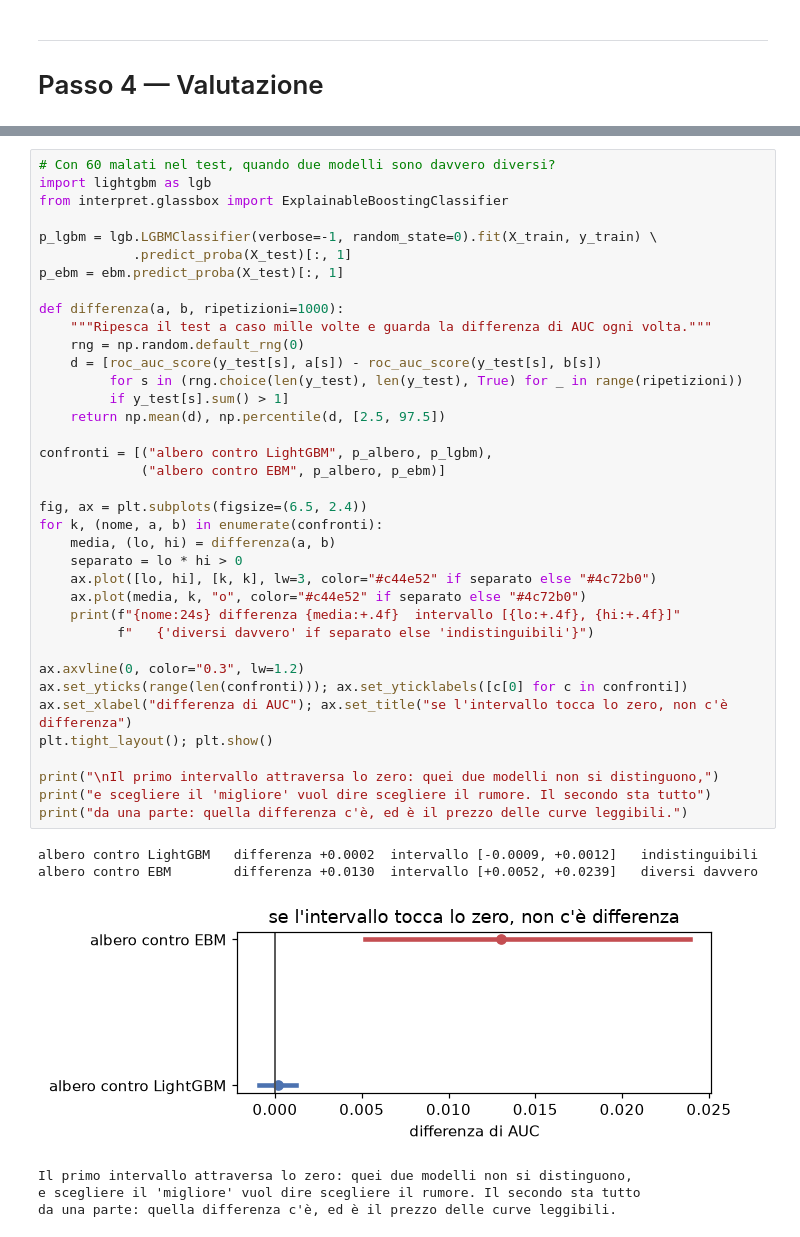
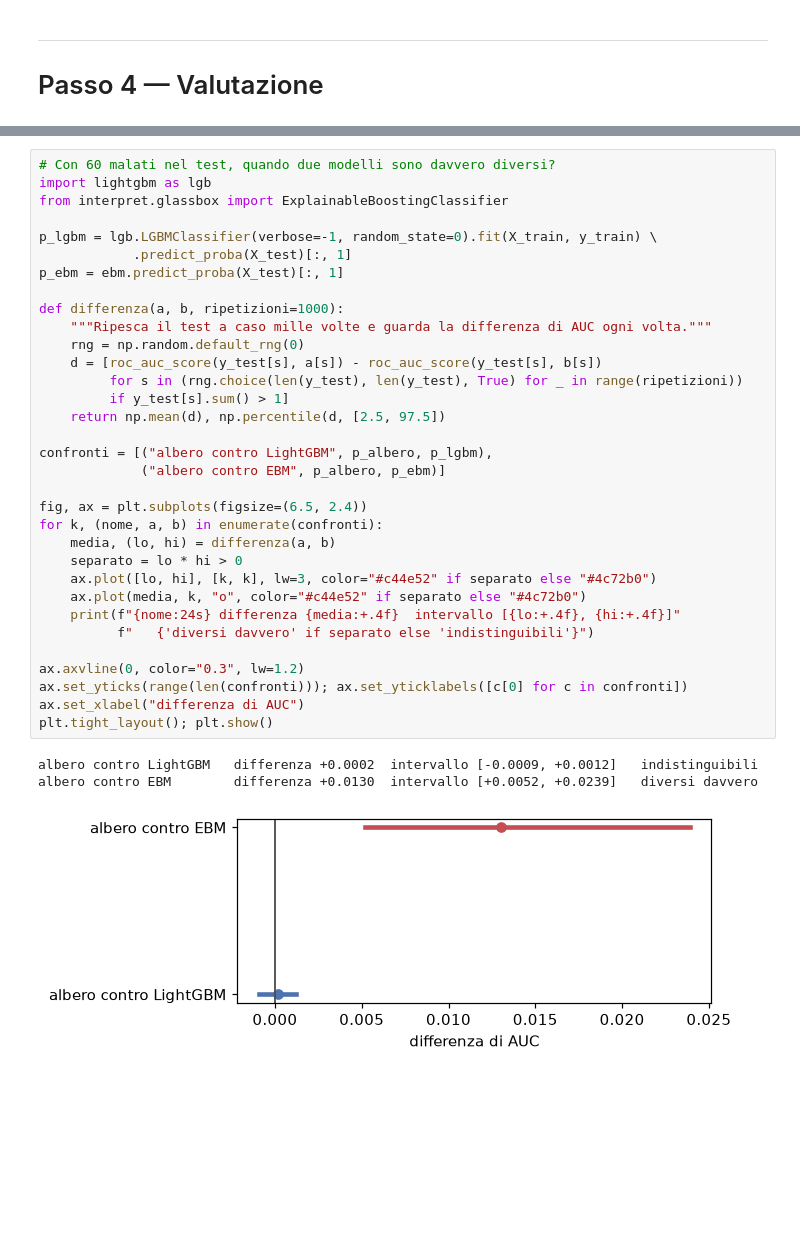
Before and after one commit to nunziati/zcs-ai-course-2026, a Jupyter notebook: lezione-2/lezione-2.ipynb, the cells around one changed output, grey strips where cells are left out. Cells and saved outputs as stored; diff of their text form; blank space fills up the shorter version.

```diff
--- a/lezione-2/lezione-2.ipynb
+++ b/lezione-2/lezione-2.ipynb
@@ -246,40 +229,33 @@ from interpret.glassbox import ExplainableBoostingClassifier
 p_lgbm = lgb.LGBMClassifier(verbose=-1, random_state=0).fit(X_train, y_train) \
             .predict_proba(X_test)[:, 1]
 p_ebm = ebm.predict_proba(X_test)[:, 1]
 
 def differenza(a, b, ripetizioni=1000):
     """Ripesca il test a caso mille volte e guarda la differenza di AUC ogni volta."""
     rng = np.random.default_rng(0)
     d = [roc_auc_score(y_test[s], a[s]) - roc_auc_score(y_test[s], b[s])
          for s in (rng.choice(len(y_test), len(y_test), True) for _ in range(ripetizioni))
          if y_test[s].sum() > 1]
     return np.mean(d), np.percentile(d, [2.5, 97.5])
 
 confronti = [("albero contro LightGBM", p_albero, p_lgbm),
              ("albero contro EBM", p_albero, p_ebm)]
 
 fig, ax = plt.subplots(figsize=(6.5, 2.4))
 for k, (nome, a, b) in enumerate(confronti):
     media, (lo, hi) = differenza(a, b)
     separato = lo * hi > 0
     ax.plot([lo, hi], [k, k], lw=3, color="#c44e52" if separato else "#4c72b0")
     ax.plot(media, k, "o", color="#c44e52" if separato else "#4c72b0")
     print(f"{nome:24s} differenza {media:+.4f}  intervallo [{lo:+.4f}, {hi:+.4f}]"
           f"   {'diversi davvero' if separato else 'indistinguibili'}")
 
 ax.axvline(0, color="0.3", lw=1.2)
 ax.set_yticks(range(len(confronti))); ax.set_yticklabels([c[0] for c in confronti])
-ax.set_xlabel("differenza di AUC"); ax.set_title("se l'intervallo tocca lo zero, non c'è differenza")
+ax.set_xlabel("differenza di AUC")
 plt.tight_layout(); plt.show()
-
-print("\nIl primo intervallo attraversa lo zero: quei due modelli non si distinguono,")
-print("e scegliere il 'migliore' vuol dire scegliere il rumore. Il secondo sta tutto")
-print("da una parte: quella differenza c'è, ed è il prezzo delle curve leggibili.")
 # %% [output]
 albero contro LightGBM   differenza +0.0002  intervallo [-0.0009, +0.0012]   indistinguibili
 albero contro EBM        differenza +0.0130  intervallo [+0.0052, +0.0239]   diversi davvero
-[figure, old version]
+[figure, new version]
-Il primo intervallo attraversa lo zero: quei due modelli non si distinguono,
-e scegliere il 'migliore' vuol dire scegliere il rumore. Il secondo sta tutto
-da una parte: quella differenza c'è, ed è il prezzo delle curve leggibili.
 # %%
```
Also changed, not shown: parts of 9 cells of this notebook.
